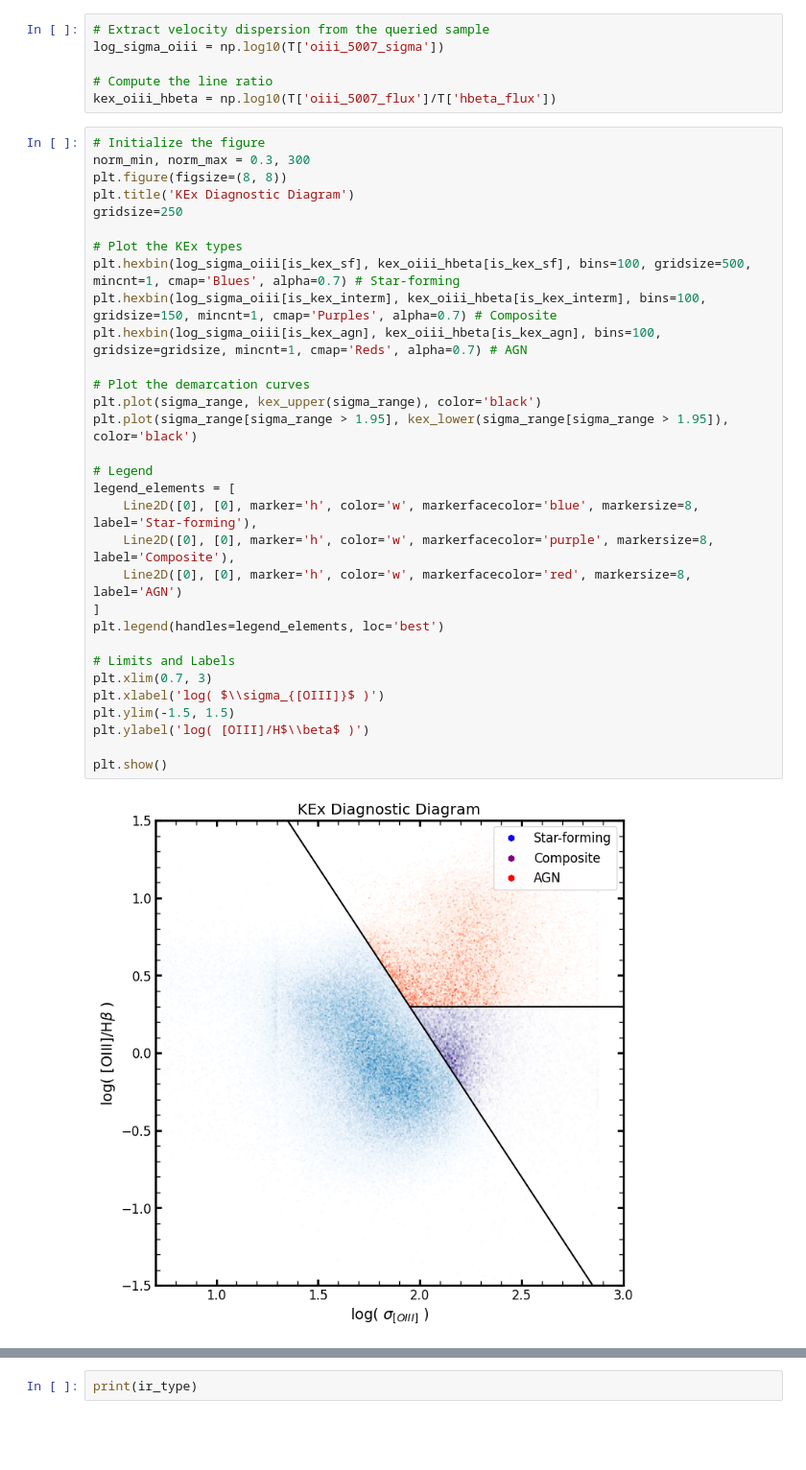
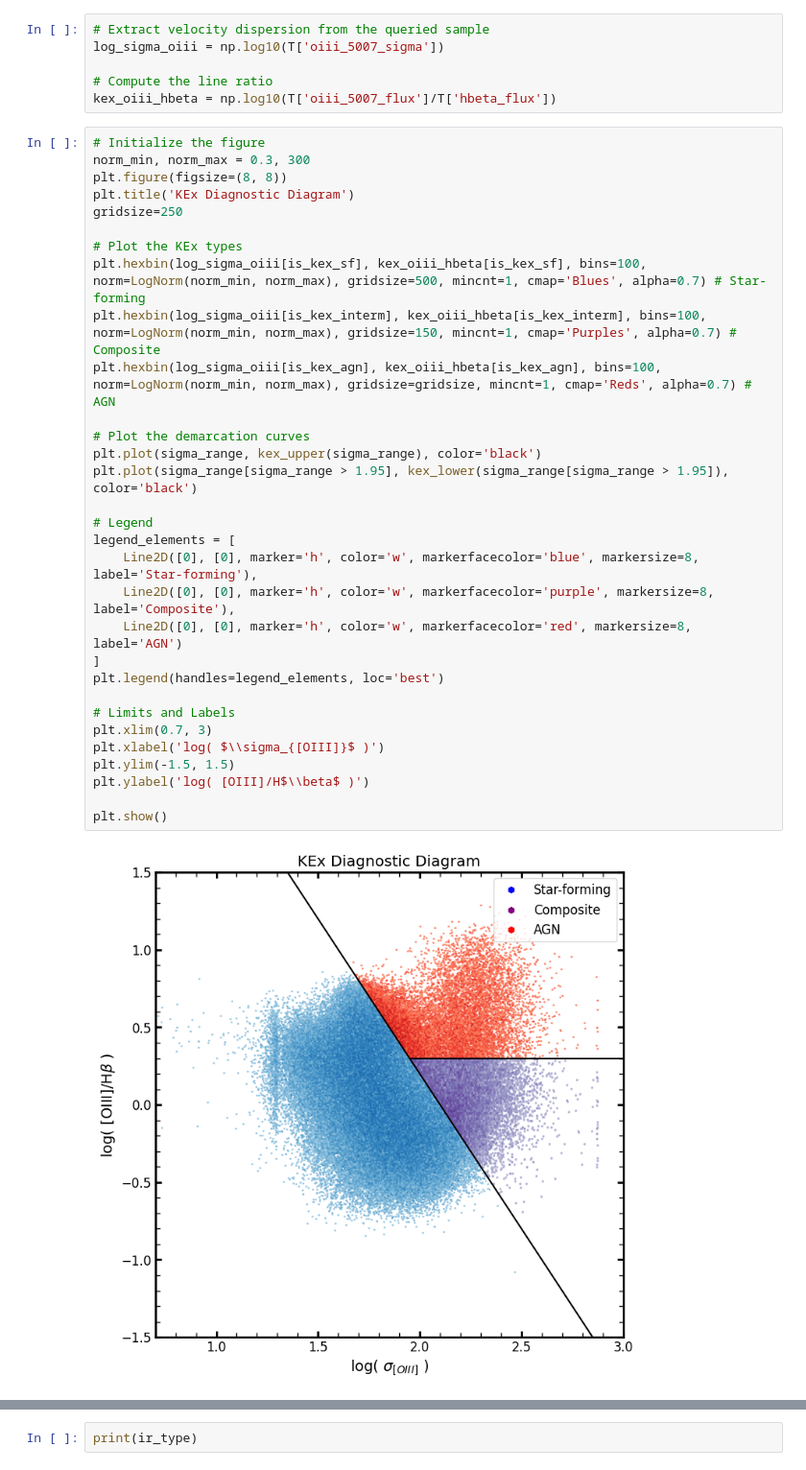
Before and after one commit to astro-datalab/notebooks-latest, a Jupyter notebook: 03_ScienceExamples/DESI/03_DESI_AGNQSO_VAC_tutorial.ipynb, the cells around one changed output, grey strips where cells are left out. Shown at 96% size. Drawn from its saved outputs; the diff is of its cells as text; blank space fills up the shorter version.

```diff
--- a/03_ScienceExamples/DESI/03_DESI_AGNQSO_VAC_tutorial.ipynb
+++ b/03_ScienceExamples/DESI/03_DESI_AGNQSO_VAC_tutorial.ipynb
@@ -824,35 +823,35 @@ kex_oiii_hbeta = np.log10(T['oiii_5007_flux']/T['hbeta_flux'])
 # %%
 # Initialize the figure
 norm_min, norm_max = 0.3, 300
 plt.figure(figsize=(8, 8))
 plt.title('KEx Diagnostic Diagram')
 gridsize=250
 
 # Plot the KEx types
-plt.hexbin(log_sigma_oiii[is_kex_sf], kex_oiii_hbeta[is_kex_sf], bins=100, gridsize=500, mincnt=1, cmap='Blues', alpha=0.7) # Star-forming
-plt.hexbin(log_sigma_oiii[is_kex_interm], kex_oiii_hbeta[is_kex_interm], bins=100, gridsize=150, mincnt=1, cmap='Purples', alpha=0.7) # Composite
-plt.hexbin(log_sigma_oiii[is_kex_agn], kex_oiii_hbeta[is_kex_agn], bins=100, gridsize=gridsize, mincnt=1, cmap='Reds', alpha=0.7) # AGN
+plt.hexbin(log_sigma_oiii[is_kex_sf], kex_oiii_hbeta[is_kex_sf], bins=100, norm=LogNorm(norm_min, norm_max), gridsize=500, mincnt=1, cmap='Blues', alpha=0.7) # Star-forming
+plt.hexbin(log_sigma_oiii[is_kex_interm], kex_oiii_hbeta[is_kex_interm], bins=100, norm=LogNorm(norm_min, norm_max), gridsize=150, mincnt=1, cmap='Purples', alpha=0.7) # Composite
+plt.hexbin(log_sigma_oiii[is_kex_agn], kex_oiii_hbeta[is_kex_agn], bins=100, norm=LogNorm(norm_min, norm_max), gridsize=gridsize, mincnt=1, cmap='Reds', alpha=0.7) # AGN
 
 # Plot the demarcation curves
 plt.plot(sigma_range, kex_upper(sigma_range), color='black')
 plt.plot(sigma_range[sigma_range > 1.95], kex_lower(sigma_range[sigma_range > 1.95]), color='black')
 
 # Legend
 legend_elements = [
     Line2D([0], [0], marker='h', color='w', markerfacecolor='blue', markersize=8, label='Star-forming'),
     Line2D([0], [0], marker='h', color='w', markerfacecolor='purple', markersize=8, label='Composite'),
     Line2D([0], [0], marker='h', color='w', markerfacecolor='red', markersize=8, label='AGN')
 ]
 plt.legend(handles=legend_elements, loc='best')
 
 # Limits and Labels
 plt.xlim(0.7, 3)
 plt.xlabel('log( $\\sigma_{[OIII]}$ )')
 plt.ylim(-1.5, 1.5)
 plt.ylabel('log( [OIII]/H$\\beta$ )')
 
 plt.show()
 # %% [output]
-[figure, old version]
+[figure, new version]
 # %% [markdown]
 <a class="anchor" id="wise"></a>
```
Also changed, not shown: parts of 30 cells of this notebook, 1 other file.
